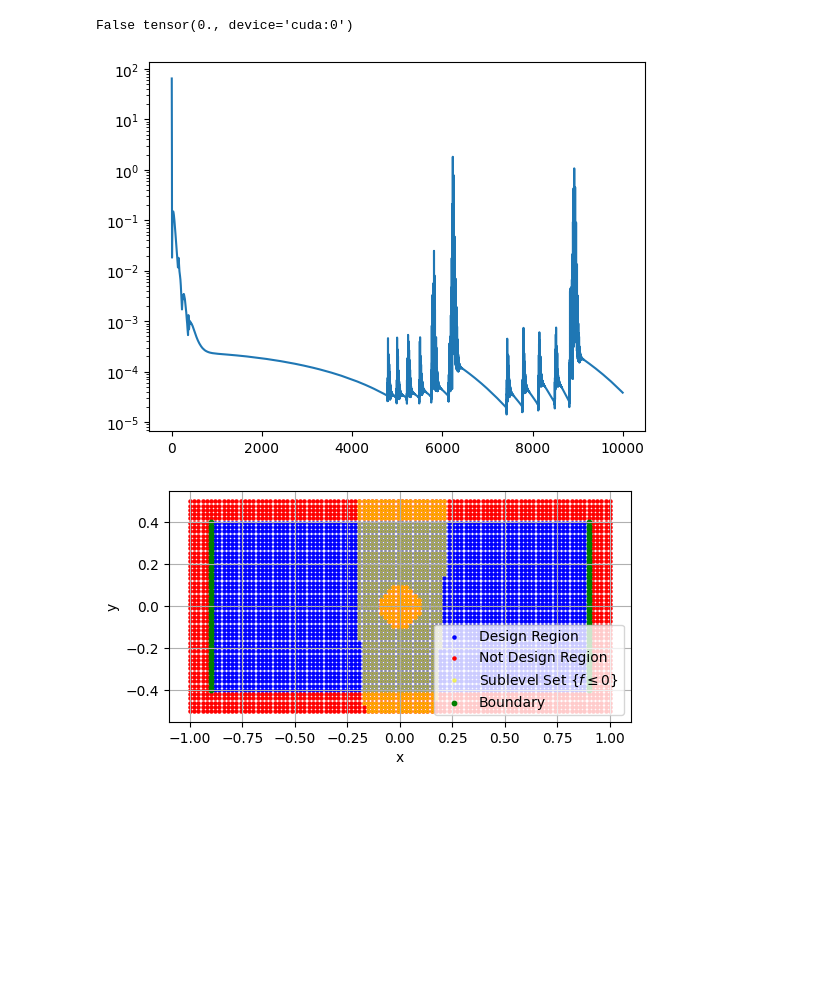
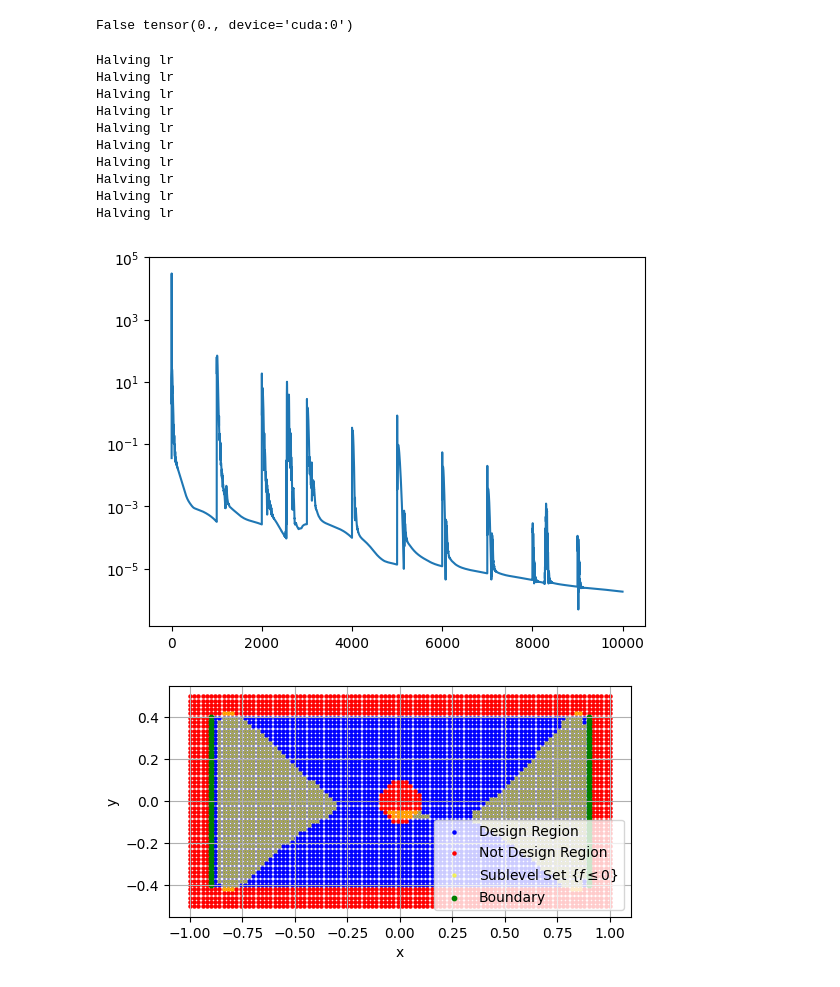
Before and after one commit to JamesAndrewKing/GaussNewtonShapes, a Jupyter notebook: notebooks/obstacle.ipynb, the cells around one changed output. Cells and saved outputs as stored; diff of their text form; code cells hidden in the pictures; blank space fills up the shorter version.

```diff
--- a/notebooks/obstacle.ipynb
+++ b/notebooks/obstacle.ipynb
@@ -42,6 +42,7 @@ mask = mask_dist | mask_inside_bounds
 
 pts_not_design_region = pts[mask]
 pts_design_region = pts[~mask]
+pts_eikonal = pts
 # %%
 x_boundary_left = torch.full((n_y,), -0.9)
 x_boundary_right = torch.full((n_y,), 0.9)
@@ -69,7 +70,7 @@ plt.show()
 from torch.func import vmap, jacrev, jacfwd, functional_call
 from torch.nn.functional import softplus
 class GeneralResNet(nn.Module):
-    def __init__(self, ks, act=softplus):
+    def __init__(self, ks, act=torch.sin):
         super(GeneralResNet, self).__init__()
         self.ks = ks
         self.fcs = nn.ModuleList([nn.Linear(in_features, out_features)
@@ -110,8 +111,8 @@ class GeneralResNet(nn.Module):
         """Vectorized Hessian of f with respect to input x."""
         return vmap(self._f_xx, in_dims=(None, 0), out_dims=(0))(params, x)
 # %%
-# model = GeneralResNet(ks=[2, 512, 512, 512, 1])
-model = GeneralResNet(ks=[2, 32, 32, 1])
+model = GeneralResNet(ks=[2, 512, 512, 512, 512, 1])
+# model = GeneralResNet(ks=[2, 32, 32, 1])
 
 with torch.no_grad():
     values = model(pts).squeeze()
@@ -171,16 +172,21 @@ print(success, loss_scc)
 # %% [output]
 False tensor(0., device='cuda:0')
 # %%
-loss_weights = {"interface": 10.0, "design_region": 1.0, "normal": 1.0, "connectedness": 100.0}
+loss_weights = {"interface": 1.0, "design_region": 1.0, "normal": 1e-2, "eikonal": 1e-5, "connectedness": 1.0}
 params = model.params
 loss_over_iters = {}
 true_normal_left = torch.tensor([-1.0, 0.0])
 true_normal_right = torch.tensor([1.0, 0.0])
 pts_connectedness = torch.tensor([[0.0, 0.2]])
 # Adam:
-optim = torch.optim.Adam(model.parameters(), lr=1e-3)
+lr = 2e-3
+optim = torch.optim.Adam(model.parameters(), lr=lr)
 
 for i in (pbar:=trange(10000)):
+    if i % 1000 == 0:
+        print("Halving lr")
+        lr /= 2
+        optim = torch.optim.Adam(model.parameters(), lr=lr)
     optim.zero_grad()
     # Interface
     loss_interface  = 0.5*model.f(params, pts_boundary).square().mean()
@@ -195,35 +201,49 @@ for i in (pbar:=trange(10000)):
     loss_normal_left = 0.5 * (normal_left - true_normal_left).square().sum(1).mean()
     loss_normal_right = 0.5 * (normal_right - true_normal_right).square().sum(1).mean()
     loss_normal = loss_normal_left + loss_normal_right
+
+    loss_eikonal  = 0.5*(model.vf_x(params, pts_eikonal).squeeze(1).square().sum(1).sqrt() - 1).square().mean()
     # Connectedness
-    # loss_connectedness = 0.5 * (model.f(params, pt_connectedness) + 1.0).square().mean()
+    # loss_connectedness = 0.5 * (model.f(params, pts_connectedness) + 1.0).square().mean()
     _, loss_connectedness, _, _ = ph_manager.calc_ph_loss_cripser(z=torch.zeros([1,0]))
 
     loss = (
         loss_weights["interface"] * loss_interface
         + loss_weights["design_region"] * loss_design_region
         + loss_weights["normal"] * loss_normal
+        + loss_weights["eikonal"] * loss_eikonal
         + loss_weights["connectedness"] * loss_connectedness
     )
 
     loss.backward()
 
     with torch.no_grad():
         loss_metric = loss_interface + loss_design_region
         loss_over_iters[i] = loss_metric.item()
 
         pbar.set_description(f"interface: {loss_interface.item():.2e} "
                             f"design_region: {loss_design_region.item():.2e} "
                             f"normal: {loss_normal.item():.2e} "
+                            f"eikonal: {loss_eikonal.item():.2e} "
                             f"connectedness: {loss_connectedness.item():.2e} "
                             )
     optim.step()
 
 plt.plot(loss_over_iters.keys(), loss_over_iters.values())
 plt.semilogy()
 plt.show()
 # %% [output]
+Halving lr
+Halving lr
+Halving lr
+Halving lr
+Halving lr
+Halving lr
+Halving lr
+Halving lr
+Halving lr
+Halving lr
-[figure, old version]
+[figure, new version]
 # %%
 with torch.no_grad():
     values = model(pts).squeeze()
@@ -243,7 +263,7 @@ plt.legend(loc="lower right")
 plt.grid(True)
 plt.show()
 # %% [output]
-[figure, old version]
+[figure, new version]
 # %%
 num_points = 100
 
```
Also changed, not shown: parts of 2 cells of this notebook, 1 other file.
